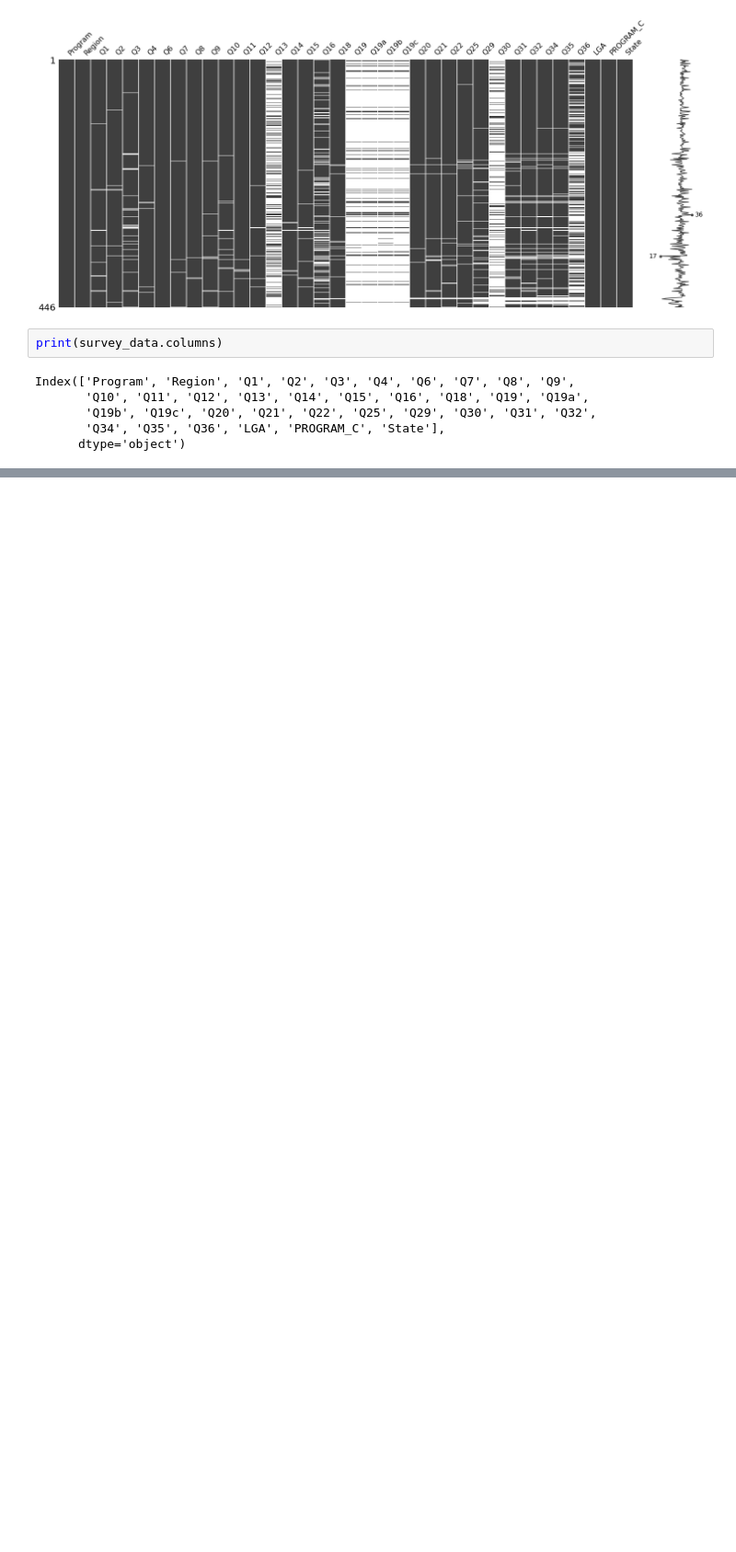
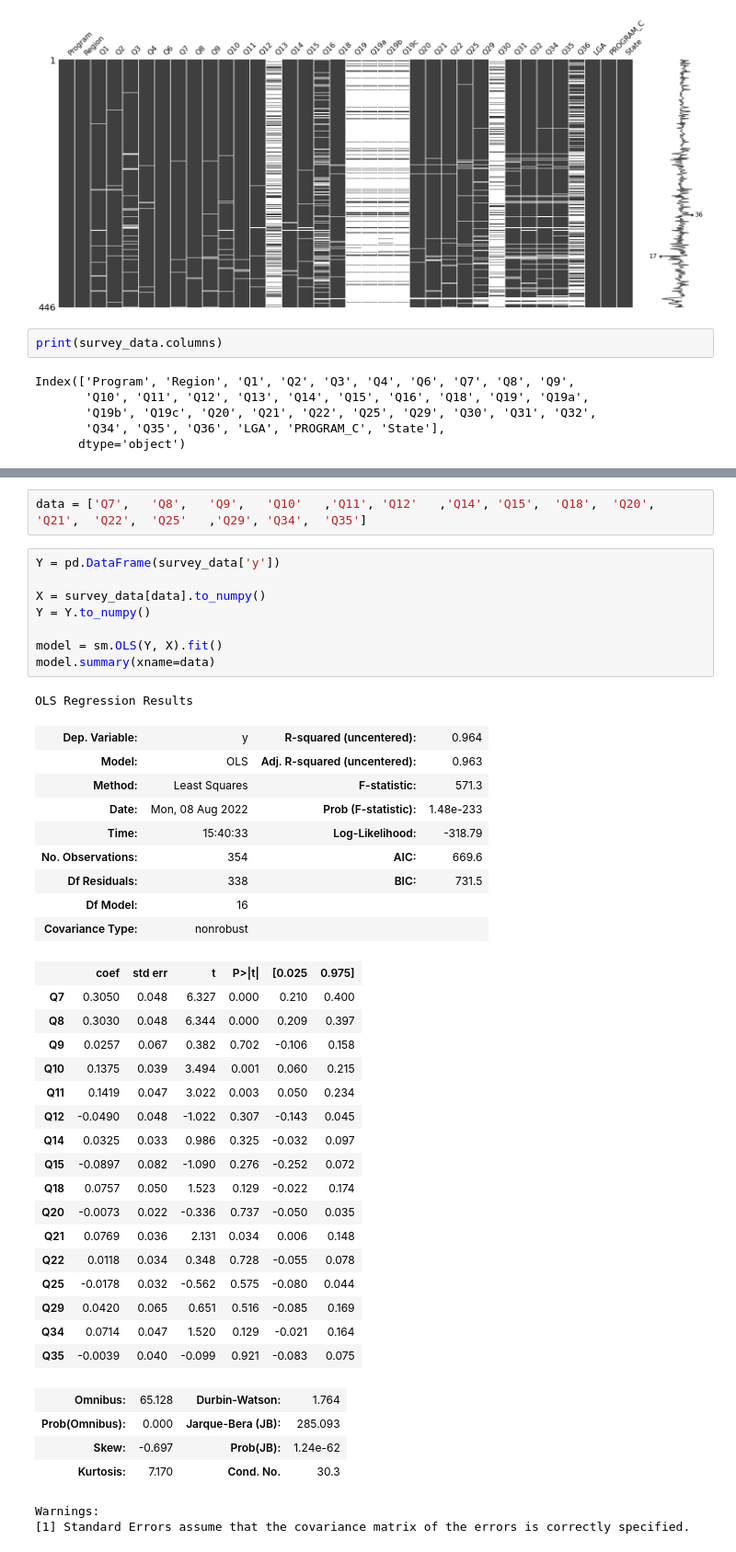
Before and after one commit to Ferrariagustinpablo/Statistic-related-Python, a Jupyter notebook: RegressionAnalysisforCHIA.ipynb, the cells around one changed output, grey strips where cells are left out. Shown at 92% size. Saved outputs shown, nothing was run; the diff lists cells and outputs as text; blank space fills up the shorter version.

```diff
--- a/RegressionAnalysisforCHIA.ipynb
+++ b/RegressionAnalysisforCHIA.ipynb
@@ -264,0 +392,44 @@ dtype: int64
+# %%
+data = ['Q7',	'Q8',	'Q9',	'Q10'	,'Q11',	'Q12'	,'Q14',	'Q15',	'Q18',	'Q20',	'Q21',	'Q22',	'Q25'	,'Q29',	'Q34',	'Q35']
+# %%
+Y = pd.DataFrame(survey_data['y'])
+
+X = survey_data[data].to_numpy()
+Y = Y.to_numpy()
+
+model = sm.OLS(Y, X).fit()
+model.summary(xname=data)
+# %% [output]
+OLS Regression Results
+| Dep. Variable: | y | R-squared (uncentered): | 0.964 |
+| Model: | OLS | Adj. R-squared (uncentered): | 0.963 |
+| Method: | Least Squares | F-statistic: | 571.3 |
+| Date: | Mon, 08 Aug 2022 | Prob (F-statistic): | 1.48e-233 |
+| Time: | 15:40:33 | Log-Likelihood: | -318.79 |
+| No. Observations: | 354 | AIC: | 669.6 |
+| Df Residuals: | 338 | BIC: | 731.5 |
+| Df Model: | 16 |  |  |
+| Covariance Type: | nonrobust |  |  |
+|  | coef | std err | t | P>|t| | [0.025 | 0.975] |
+| Q7 | 0.3050 | 0.048 | 6.327 | 0.000 | 0.210 | 0.400 |
+| Q8 | 0.3030 | 0.048 | 6.344 | 0.000 | 0.209 | 0.397 |
+| Q9 | 0.0257 | 0.067 | 0.382 | 0.702 | -0.106 | 0.158 |
+| Q10 | 0.1375 | 0.039 | 3.494 | 0.001 | 0.060 | 0.215 |
+| Q11 | 0.1419 | 0.047 | 3.022 | 0.003 | 0.050 | 0.234 |
+| Q12 | -0.0490 | 0.048 | -1.022 | 0.307 | -0.143 | 0.045 |
+| Q14 | 0.0325 | 0.033 | 0.986 | 0.325 | -0.032 | 0.097 |
+| Q15 | -0.0897 | 0.082 | -1.090 | 0.276 | -0.252 | 0.072 |
+| Q18 | 0.0757 | 0.050 | 1.523 | 0.129 | -0.022 | 0.174 |
+| Q20 | -0.0073 | 0.022 | -0.336 | 0.737 | -0.050 | 0.035 |
+| Q21 | 0.0769 | 0.036 | 2.131 | 0.034 | 0.006 | 0.148 |
+| Q22 | 0.0118 | 0.034 | 0.348 | 0.728 | -0.055 | 0.078 |
+| Q25 | -0.0178 | 0.032 | -0.562 | 0.575 | -0.080 | 0.044 |
+| Q29 | 0.0420 | 0.065 | 0.651 | 0.516 | -0.085 | 0.169 |
+| Q34 | 0.0714 | 0.047 | 1.520 | 0.129 | -0.021 | 0.164 |
+| Q35 | -0.0039 | 0.040 | -0.099 | 0.921 | -0.083 | 0.075 |
+| Omnibus: | 65.128 | Durbin-Watson: | 1.764 |
+| Prob(Omnibus): | 0.000 | Jarque-Bera (JB): | 285.093 |
+| Skew: | -0.697 | Prob(JB): | 1.24e-62 |
+| Kurtosis: | 7.170 | Cond. No. | 30.3 |
+Warnings:
+[1] Standard Errors assume that the covariance matrix of the errors is correctly specified.
```
Also changed, not shown: parts of 61 cells of this notebook.
